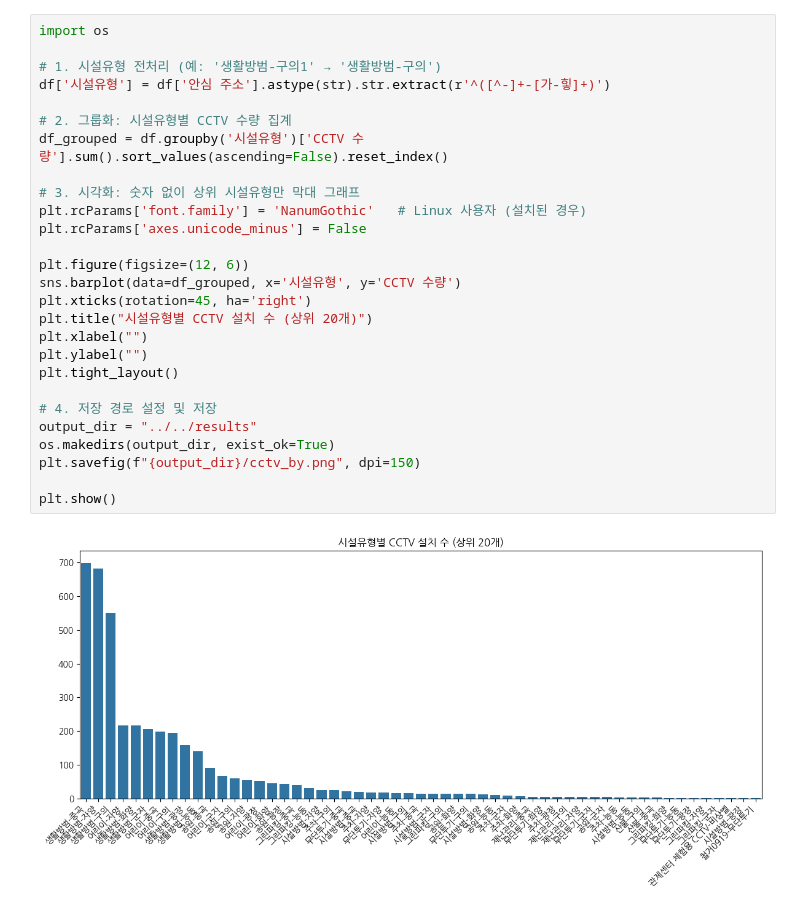
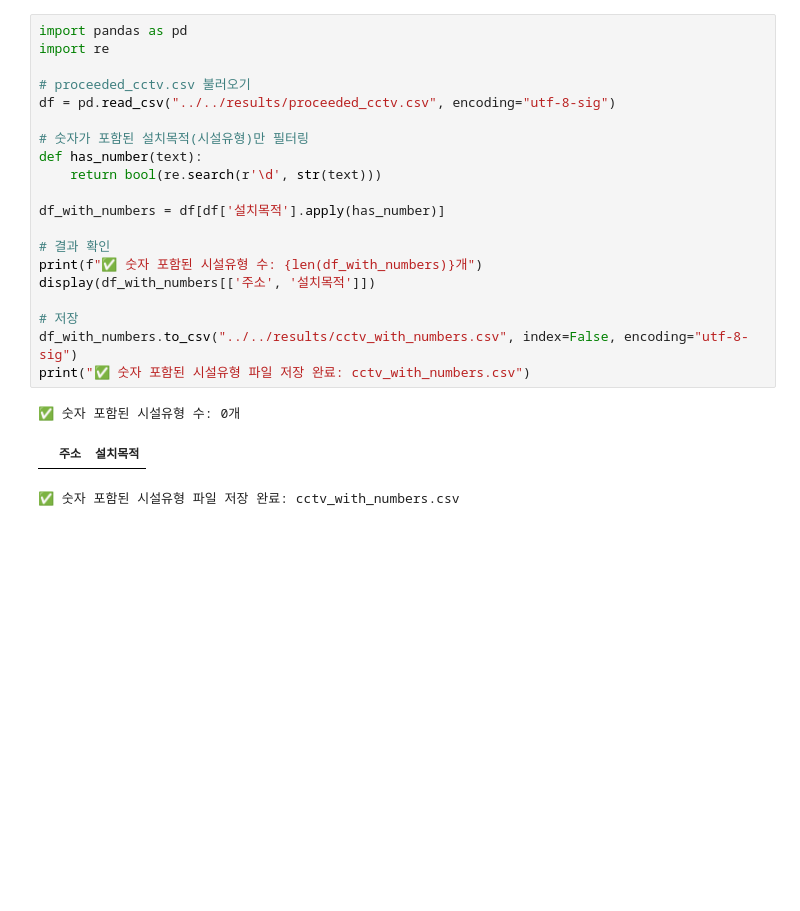
Before and after one commit to stundrg/Gwangjin-gu-safety-map, a Jupyter notebook: src/notebooks/stundrg/CCTV_analysis.ipynb, the cells around one changed output. Cells and saved outputs as stored; diff of their text form; blank space fills up the shorter version.

```diff
--- a/src/notebooks/stundrg/CCTV_analysis.ipynb
+++ b/src/notebooks/stundrg/CCTV_analysis.ipynb
@@ -145,30 +204,25 @@ plt.show()
 # %%
-import os
+import pandas as pd
+import re
 
-# 1. 시설유형 전처리 (예: '생활방범-구의1' → '생활방범-구의')
-df['시설유형'] = df['안심 주소'].astype(str).str.extract(r'^([^-]+-[가-힣]+)')
+# proceeded_cctv.csv 불러오기
+df = pd.read_csv("../../results/proceeded_cctv.csv", encoding="utf-8-sig")
 
-# 2. 그룹화: 시설유형별 CCTV 수량 집계
-df_grouped = df.groupby('시설유형')['CCTV 수량'].sum().sort_values(ascending=False).reset_index()
+# 숫자가 포함된 설치목적(시설유형)만 필터링
+def has_number(text):
+    return bool(re.search(r'\d', str(text)))
 
-# 3. 시각화: 숫자 없이 상위 시설유형만 막대 그래프
-plt.rcParams['font.family'] = 'NanumGothic'   # Linux 사용자 (설치된 경우)
-plt.rcParams['axes.unicode_minus'] = False
+df_with_numbers = df[df['설치목적'].apply(has_number)]
 
-plt.figure(figsize=(12, 6))
-sns.barplot(data=df_grouped, x='시설유형', y='CCTV 수량')
-plt.xticks(rotation=45, ha='right')
-plt.title("시설유형별 CCTV 설치 수 (상위 20개)")
-plt.xlabel("")
-plt.ylabel("")
-plt.tight_layout()
+# 결과 확인
+print(f"✅ 숫자 포함된 시설유형 수: {len(df_with_numbers)}개")
+display(df_with_numbers[['주소', '설치목적']])
 
-# 4. 저장 경로 설정 및 저장
-output_dir = "../../results"
-os.makedirs(output_dir, exist_ok=True)
-plt.savefig(f"{output_dir}/cctv_by.png", dpi=150)
-
-plt.show()
+# 저장
+df_with_numbers.to_csv("../../results/cctv_with_numbers.csv", index=False, encoding="utf-8-sig")
+print("✅ 숫자 포함된 시설유형 파일 저장 완료: cctv_with_numbers.csv")
 # %% [output]
-[figure, removed]
+✅ 숫자 포함된 시설유형 수: 0개
+|  | 주소 | 설치목적 |
+✅ 숫자 포함된 시설유형 파일 저장 완료: cctv_with_numbers.csv
 # %%
```
Also changed, not shown: parts of 9 cells of this notebook, 9 other files.
